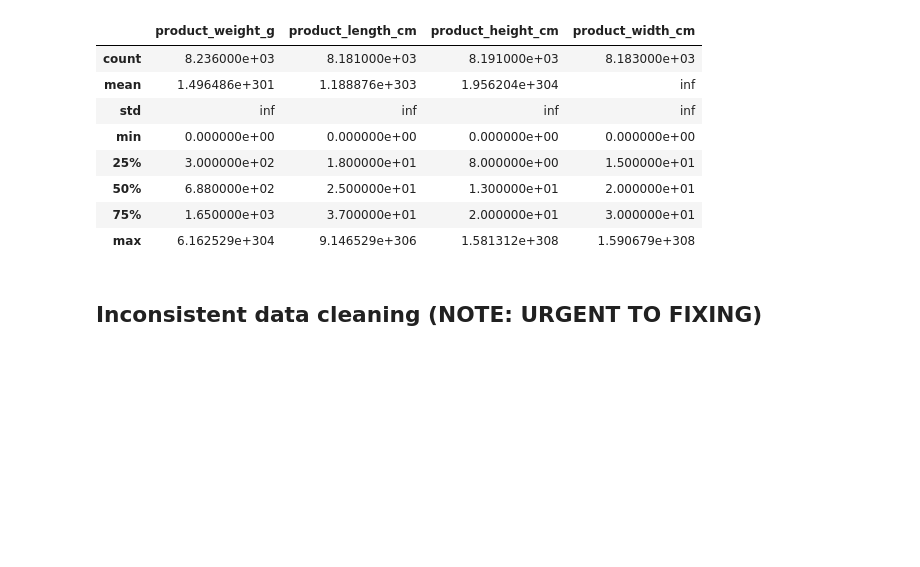
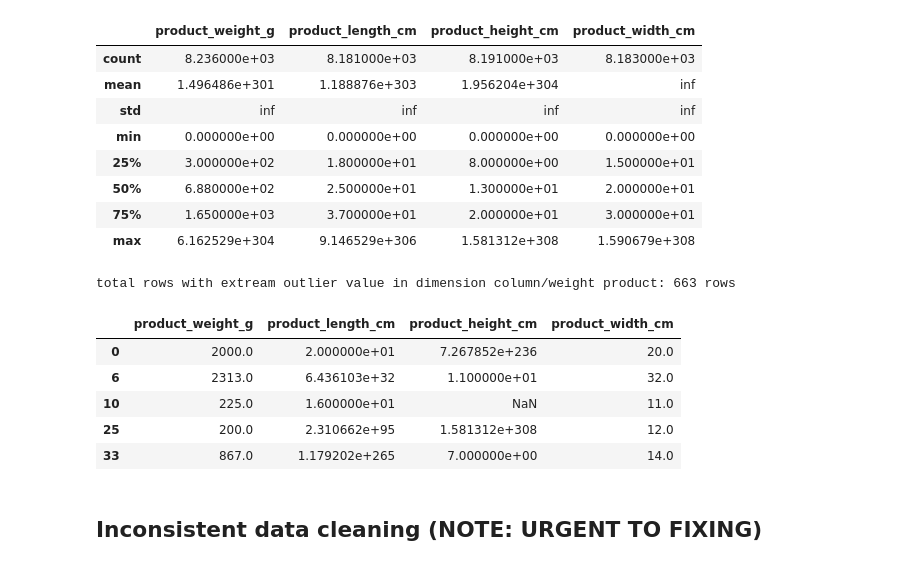
Before and after one commit to RizkiRdm/Olist-E-commerce-Performance-Analysis, a Jupyter notebook: notebooks/data_cleaning.ipynb, the cells around one changed output. Cells and saved outputs as stored; diff of their text form; code cells hidden in the pictures; blank space fills up the shorter version.

```diff
--- a/notebooks/data_cleaning.ipynb
+++ b/notebooks/data_cleaning.ipynb
@@ -2210,6 +2210,39 @@ display(ecom_data_df[existing_dim_weight_cols].describe())
 | 50% | 6.880000e+02 | 2.500000e+01 | 1.300000e+01 | 2.000000e+01 |
 | 75% | 1.650000e+03 | 3.700000e+01 | 2.000000e+01 | 3.000000e+01 |
 | max | 6.162529e+304 | 9.146529e+306 | 1.581312e+308 | 1.590679e+308 |
+# %%
+mension_weight_cols = [
+    "product_weight_g",
+    "product_length_cm",
+    "product_height_cm",
+    "product_width_cm",
+]
+
+very_high_dim_weight_threshold = 1000000
+
+ecom_data_df[dimension_weight_cols] = ecom_data_df[dimension_weight_cols].replace(
+    [np.inf, -np.inf], np.nan
+)
+extreme_dim_weight_mask = ecom_data_df[dimension_weight_cols].isnull().any(axis=1) | (
+    ecom_data_df[dimension_weight_cols] >= very_high_dim_weight_threshold
+).any(axis=1)
+
+
+# filter rows extream outlier value
+extreme_dim_weight_rows = ecom_data_df[extreme_dim_weight_mask]
+# %%
+print(
+    f"total rows with extream outlier value in dimension column/weight product: {len(extreme_dim_weight_rows)} rows"
+)
+display(extreme_dim_weight_rows[dimension_weight_cols].head())
+# %% [output]
+total rows with extream outlier value in dimension column/weight product: 663 rows
+|  | product_weight_g | product_length_cm | product_height_cm | product_width_cm |
+| 0 | 2000.0 | 2.000000e+01 | 7.267852e+236 | 20.0 |
+| 6 | 2313.0 | 6.436103e+32 | 1.100000e+01 | 32.0 |
+| 10 | 225.0 | 1.600000e+01 | NaN | 11.0 |
+| 25 | 200.0 | 2.310662e+95 | 1.581312e+308 | 12.0 |
+| 33 | 867.0 | 1.179202e+265 | 7.000000e+00 | 14.0 |
 # %% [markdown]
 ## Inconsistent data cleaning (NOTE: URGENT TO FIXING)
 # %%
```
Also changed, not shown: parts of 2 cells of this notebook.
